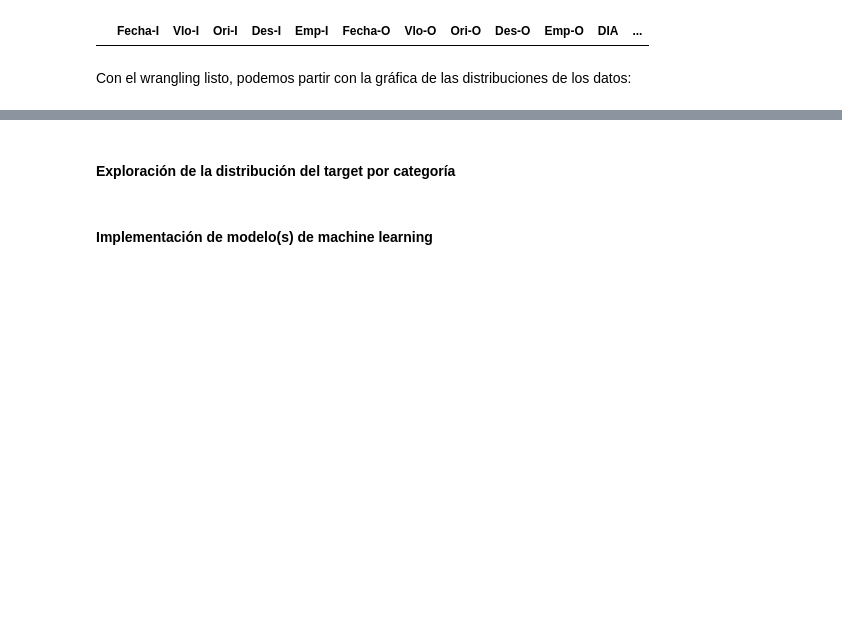
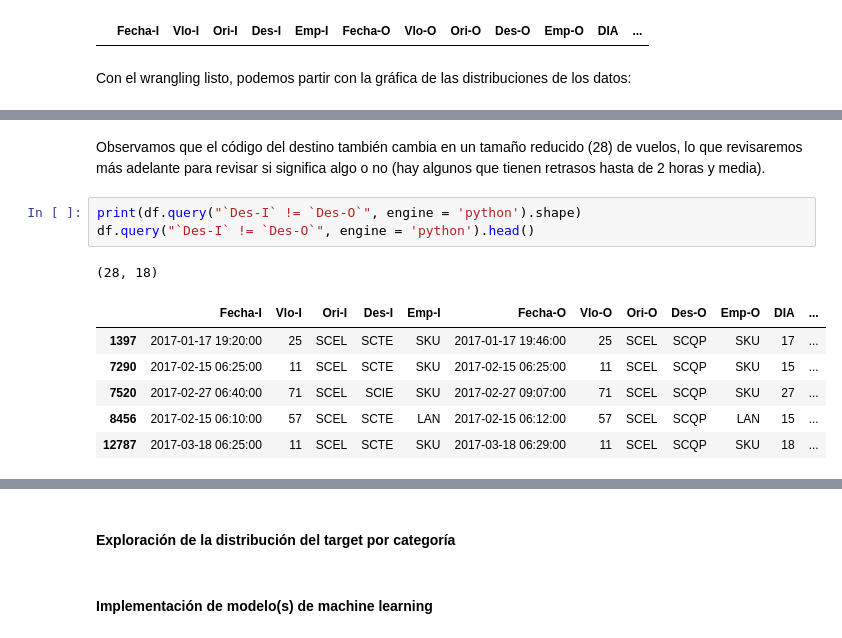
Before and after one commit to likkens/ch-neuralworks, a Jupyter notebook: Challenge-Atrasos.ipynb, the cells around one changed output, grey strips where cells are left out. Drawn from its saved outputs; the diff is of its cells as text; blank space fills up the shorter version.

```diff
--- a/Challenge-Atrasos.ipynb
+++ b/Challenge-Atrasos.ipynb
@@ -109,0 +155,13 @@ Con el wrangling listo, podemos partir con la gráfica de las distribuciones de
+# %% [markdown]
+Observamos que el código del destino también cambia en un tamaño reducido (28) de vuelos, lo que revisaremos más adelante para revisar si significa algo o no (hay algunos que tienen retrasos hasta de 2 horas y media).
+# %%
+print(df.query("`Des-I` != `Des-O`", engine = 'python').shape)
+df.query("`Des-I` != `Des-O`", engine = 'python').head()
+# %% [output]
+(28, 18)
+|  | Fecha-I | Vlo-I | Ori-I | Des-I | Emp-I | Fecha-O | Vlo-O | Ori-O | Des-O | Emp-O | DIA | ... |
+| 1397 | 2017-01-17 19:20:00 | 25 | SCEL | SCTE | SKU | 2017-01-17 19:46:00 | 25 | SCEL | SCQP | SKU | 17 | ... |
+| 7290 | 2017-02-15 06:25:00 | 11 | SCEL | SCTE | SKU | 2017-02-15 06:25:00 | 11 | SCEL | SCQP | SKU | 15 | ... |
+| 7520 | 2017-02-27 06:40:00 | 71 | SCEL | SCIE | SKU | 2017-02-27 09:07:00 | 71 | SCEL | SCQP | SKU | 27 | ... |
+| 8456 | 2017-02-15 06:10:00 | 57 | SCEL | SCTE | LAN | 2017-02-15 06:12:00 | 57 | SCEL | SCQP | LAN | 15 | ... |
+| 12787 | 2017-03-18 06:25:00 | 11 | SCEL | SCTE | SKU | 2017-03-18 06:29:00 | 11 | SCEL | SCQP | SKU | 18 | ... |
```
Also changed, not shown: parts of 26 cells of this notebook.
